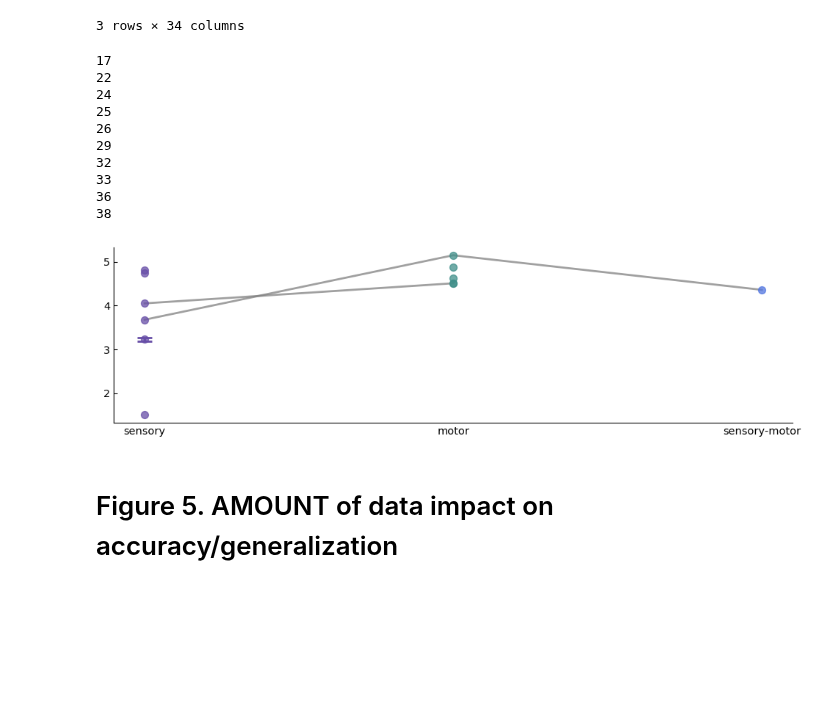
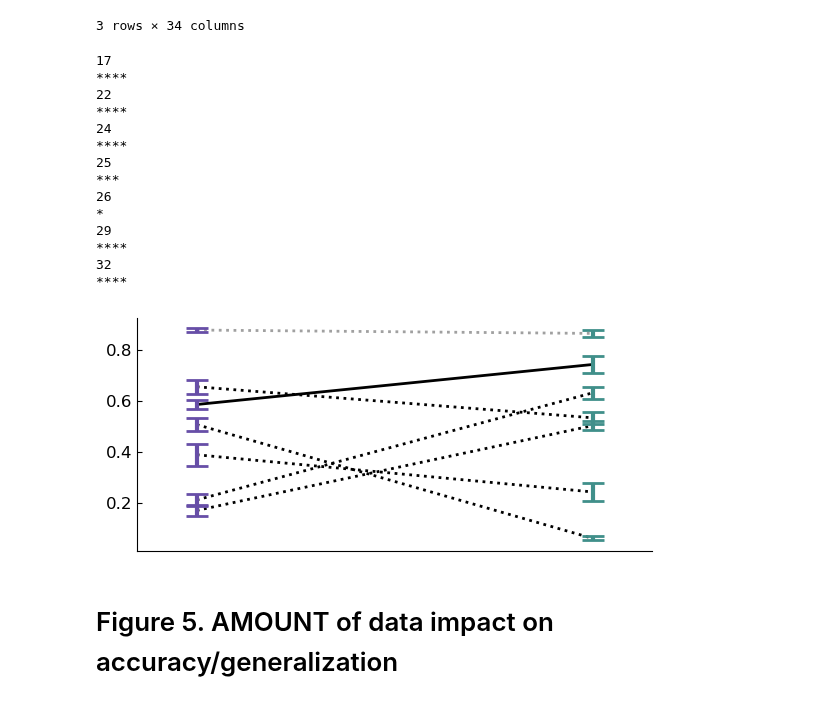
Before and after one commit to mayolabvision/NeuralDecoding, a Jupyter notebook: analyses/etra_plots.ipynb, the cells around one changed output. Drawn from its saved outputs; the diff is of its cells as text; code cells hidden in the pictures; blank space fills up the shorter version.

```diff
--- a/analyses/etra_plots.ipynb
+++ b/analyses/etra_plots.ipynb
@@ -883,57 +909,74 @@ df.head(3)
 3 rows × 34 columns
 # %%
 #fig, axes = plt.subplots(1,1,figsize=(10,5), sharex=True, sharey='row',gridspec_kw={'height_ratios': [2, 1]}) #6,5.5
-fig, ax = plt.subplots(figsize=(10, 3))
-plt.rcParams.update({'font.size': 10.5})
+fig, ax = plt.subplots(figsize=(6, 3))
+plt.rcParams.update({'font.size': 12})
 fig.tight_layout()
 
-val = 'rmse_test_mn'
+val = 'R2_test_mn'
 
 #for c, kin in enumerate(df['output'].unique()):
 for s,sess in enumerate(df['sess'].unique()):
     mt_only = df.loc[(df['sess']==sess) & (df['nFEF']==0)][val].values
     fef_only = df.loc[(df['sess']==sess) & (df['nMT']==0)][val].values
-    mtfef = df.loc[(df['sess']==sess) & (df['nMT']!=0) & (df['nFEF']!=0)][val].values
+    #mtfef = df.loc[(df['sess']==sess) & (df['nMT']!=0) & (df['nFEF']!=0)][val].values
 
-    n = 10
-    means=([np.mean(mt_only),np.mean(fef_only),np.mean(mtfef)])
-    err=([np.std(mt_only)*np.sqrt(1./n+1./(n-1)),np.std(fef_only)*np.sqrt(1./n+1./(n-1)),np.std(mtfef)*np.sqrt(1./n+1./(n-1))])
+    if mt_only.shape[0] ==0 or fef_only.shape[0] ==0:
+        continue
+    print(sess)
+    mt_fef_s, mt_fef_p = signif_test(mt_only, fef_only)
+
+    print(mt_fef_s)
+    #print(mt_mtfef_s)
+    #print(fef_mtfef_s)
+    #print(blah)
+
+    n = 5
+    means=([np.mean(mt_only),np.mean(fef_only)])
+    err=([np.std(mt_only)*np.sqrt(1./n+1./(n-1)),np.std(fef_only)*np.sqrt(1./n+1./(n-1))])
 
     ind = np.arange(len(err))
+    if mt_fef_p < 0.001:
+        col = 'black'
+        alph = 1
+    else:
+        col = 'gray'
+        alph = 0.75
+
     if sess==29:
-        ax.plot(ind,means,color='black',alpha=1,linestyle='solid',linewidth=2,label=s,zorder=0)
-        for pos, y, yerr, color in zip(ind, means, err, etra_cols): #Loop through methods and plot error bars
-            ax.errorbar(pos, y, yerr, lw=2.5, capsize=7.5, capthick=2, color=color, zorder=1)
+        ax.plot(ind,means,color=col,alpha=alph,linestyle='solid',linewidth=2,label=s,zorder=0)
     else:
-        ax.plot(ind,means,color='gray',alpha=0.75,linestyle='solid',linewidth=2,label=s,zorder=0)
-        for pos, y, yerr, color in zip(ind, means, err, etra_cols): #Loop through methods and plot error bars
-            ax.scatter(pos, y, c=color, marker='.', s=200, alpha=0.75, zorder=2, edgecolors='face')
+        ax.plot(ind,means,color=col,alpha=alph,linestyle='dotted',linewidth=2,label=s,zorder=0)
 
+    for pos, y, yerr, color in zip(ind, means, err, etra_cols): #Loop through methods and plot error bars
+        ax.errorbar(pos, y, yerr, lw=3, capsize=8, capthick=2, color=color, zorder=1)
 
-
-
-
-    ax.set_xticks([0,1,2])
-    ax.set_xticklabels(['sensory','motor','sensory-motor'], rotation=0)
+    ax.set_xticks([0,1])
+    ax.set_xlim([-0.15,1.15])
+    ax.set_xticklabels([], rotation=0)
     ax.tick_params(direction='in',bottom=0)
     ax.spines['right'].set_color('none')
     ax.spines['top'].set_color('none')
 
-    print(sess)
+
 #plt.subplots_adjust(wspace=0.1, hspace=0.15)
-#fig.savefig(FIG_FOLDER+'/r2_allSessions.png', dpi=600, bbox_inches='tight')
+fig.savefig(FIG_FOLDER+'/sum_mtfef_r2xy.png', dpi=600, bbox_inches='tight')
 # %% [output]
 17
+****
 22
+****
 24
+****
 25
+***
 26
+*
 29
+****
 32
-33
-36
-38
+****
-[figure, old version]
+[figure, new version]
 # %% [markdown]
 # Figure 5. AMOUNT of data impact on accuracy/generalization
 # %%
```
Also changed, not shown: parts of 3 cells of this notebook, 2 other files.
